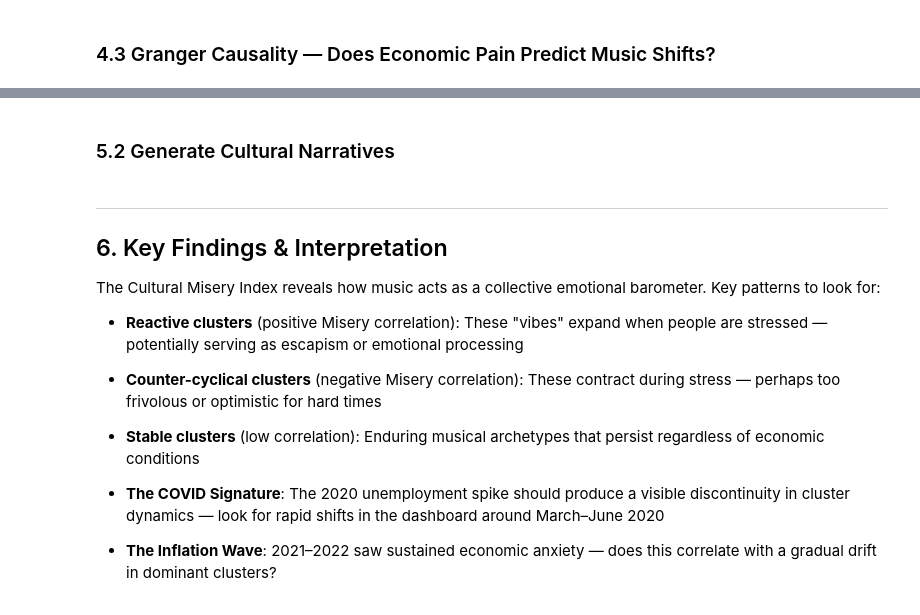
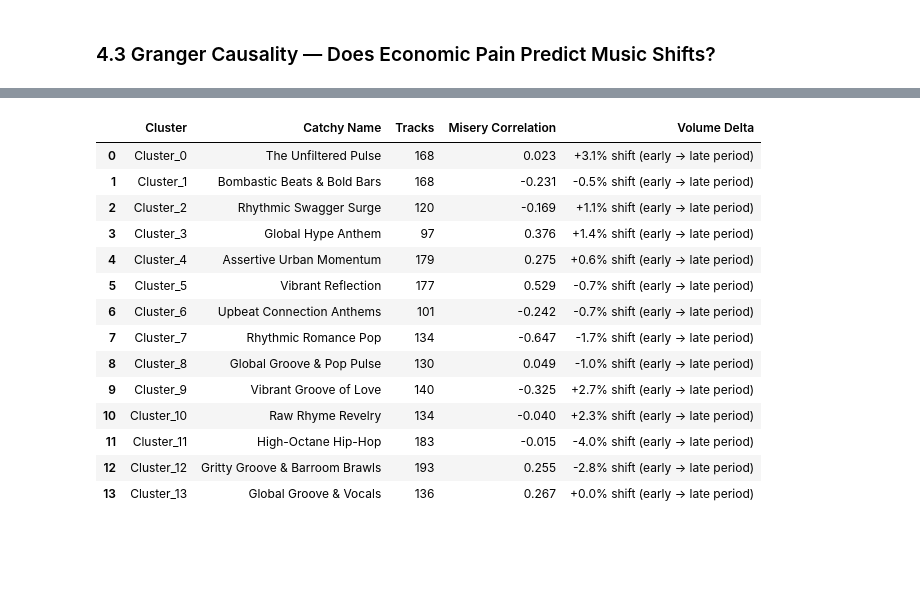
Before and after one commit to sam-tritto/music-and-mood, a Jupyter notebook: music_and_mood_trends.ipynb, the cells around one changed output, grey strips where cells are left out. Drawn from its saved outputs; the diff is of its cells as text; code cells hidden in the pictures; blank space fills up the shorter version.

```diff
--- a/music_and_mood_trends.ipynb
+++ b/music_and_mood_trends.ipynb
@@ -547,0 +673,25 @@ if timeline.drift_velocities:
+# %%
+from cmi.clustering.temporal import sub_cluster_parent_clusters
+
+# Perform sub-clustering globally on tracks within each parent cluster
+sub_labels = sub_cluster_parent_clusters(fused_matrix, timeline.labels, n_sub_clusters=2)
+
+# Save sub-labels back to dataframe
+tracks_with_text["sub_cluster"] = sub_labels
+
+print("\n📊 Sub-Cluster Distribution:")
+sub_counts = tracks_with_text["sub_cluster"].value_counts().sort_index()
+for compound_id, count in sub_counts.items():
+    parent_id = compound_id // 10
+    sub_id = compound_id % 10
+    print(f"Parent Cluster {parent_id} -> Sub-Cluster {sub_id}: {count} tracks")
+
+# Let's inspect a few tracks from each sub-cluster to understand the mood profiles
+print("\n🔍 Sub-Cluster Samples:")
+for compound_id in sorted(sub_counts.index):
+    parent_id = compound_id // 10
+    sub_id = compound_id % 10
+    subset = tracks_with_text[tracks_with_text["sub_cluster"] == compound_id].head(3)
+    print(f"\n🎵 [Parent {parent_id} -> Sub {sub_id}] (Total: {sub_counts[compound_id]} tracks)")
+    for _, row in subset.iterrows():
+        print(f"   - {row['title']} by {row['artist']} (Valence: {row['valence']:.2f}, Energy: {row['energy']:.2f})")
@@ -731,2 +1080,0 @@ print(json.dumps(payloads[0], indent=2))
-# %% [markdown]
-### 5.2 Generate Cultural Narratives
@@ -745,41 +1081,32 @@ print(f"💾 Report saved to: {report_path}")
-# %% [markdown]
----
-## 6. Key Findings & Interpretation
-
-The Cultural Misery Index reveals how music acts as a collective emotional
-barometer. Key patterns to look for:
-
-- **Reactive clusters** (positive Misery correlation): These "vibes" expand
-  when people are stressed — potentially serving as escapism or emotional processing
-
-- **Counter-cyclical clusters** (negative Misery correlation): These contract
-  during stress — perhaps too frivolous or optimistic for hard times
-
-- **Stable clusters** (low correlation): Enduring musical archetypes that
-  persist regardless of economic conditions
-
-- **The COVID Signature**: The 2020 unemployment spike should produce a
-  visible discontinuity in cluster dynamics — look for rapid shifts in
-  the dashboard around March–June 2020
-
-- **The Inflation Wave**: 2021–2022 saw sustained economic anxiety — does
-  this correlate with a gradual drift in dominant clusters?
 # %%
-# Final summary table
-print("📋 Cluster Summary:")
 summary_rows = []
 for payload in payloads:
+    cid = payload["cluster_id"]
     row = {
-        "Cluster": payload["cluster_id"],
+        "Cluster": cid,
+        "Catchy Name": cluster_name_mapping.get(cid, "Unnamed"),
         "Tracks": payload["n_tracks"],
         "Misery Correlation": payload["economic_metrics"]["misery_index_correlation"],
         "Volume Delta": payload["economic_metrics"]["volume_share_delta"],
-        "Top Keywords": ", ".join(payload.get("top_lyric_keywords", [])[:5]),
+        # "Top Keywords": ", ".join(payload.get("top_lyric_keywords", [])[:5]),
     }
     summary_rows.append(row)
 
 summary_df = pd.DataFrame(summary_rows)
 display(summary_df)
-
-print("\n🎵 The Cultural Misery Index analysis is complete.")
-print("   Run the notebook from top to bottom to reproduce all results.")
+# %% [output]
+|  | Cluster | Catchy Name | Tracks | Misery Correlation | Volume Delta |
+| 0 | Cluster_0 | The Unfiltered Pulse | 168 | 0.023 | +3.1% shift (early → late period) |
+| 1 | Cluster_1 | Bombastic Beats & Bold Bars | 168 | -0.231 | -0.5% shift (early → late period) |
+| 2 | Cluster_2 | Rhythmic Swagger Surge | 120 | -0.169 | +1.1% shift (early → late period) |
+| 3 | Cluster_3 | Global Hype Anthem | 97 | 0.376 | +1.4% shift (early → late period) |
+| 4 | Cluster_4 | Assertive Urban Momentum | 179 | 0.275 | +0.6% shift (early → late period) |
+| 5 | Cluster_5 | Vibrant Reflection | 177 | 0.529 | -0.7% shift (early → late period) |
+| 6 | Cluster_6 | Upbeat Connection Anthems | 101 | -0.242 | -0.7% shift (early → late period) |
+| 7 | Cluster_7 | Rhythmic Romance Pop | 134 | -0.647 | -1.7% shift (early → late period) |
+| 8 | Cluster_8 | Global Groove & Pop Pulse | 130 | 0.049 | -1.0% shift (early → late period) |
+| 9 | Cluster_9 | Vibrant Groove of Love | 140 | -0.325 | +2.7% shift (early → late period) |
+| 10 | Cluster_10 | Raw Rhyme Revelry | 134 | -0.040 | +2.3% shift (early → late period) |
+| 11 | Cluster_11 | High-Octane Hip-Hop | 183 | -0.015 | -4.0% shift (early → late period) |
+| 12 | Cluster_12 | Gritty Groove & Barroom Brawls | 193 | 0.255 | -2.8% shift (early → late period) |
+| 13 | Cluster_13 | Global Groove & Vocals | 136 | 0.267 | +0.0% shift (early → late period) |
```
Also changed, not shown: parts of 29 cells of this notebook, 11 other files.
